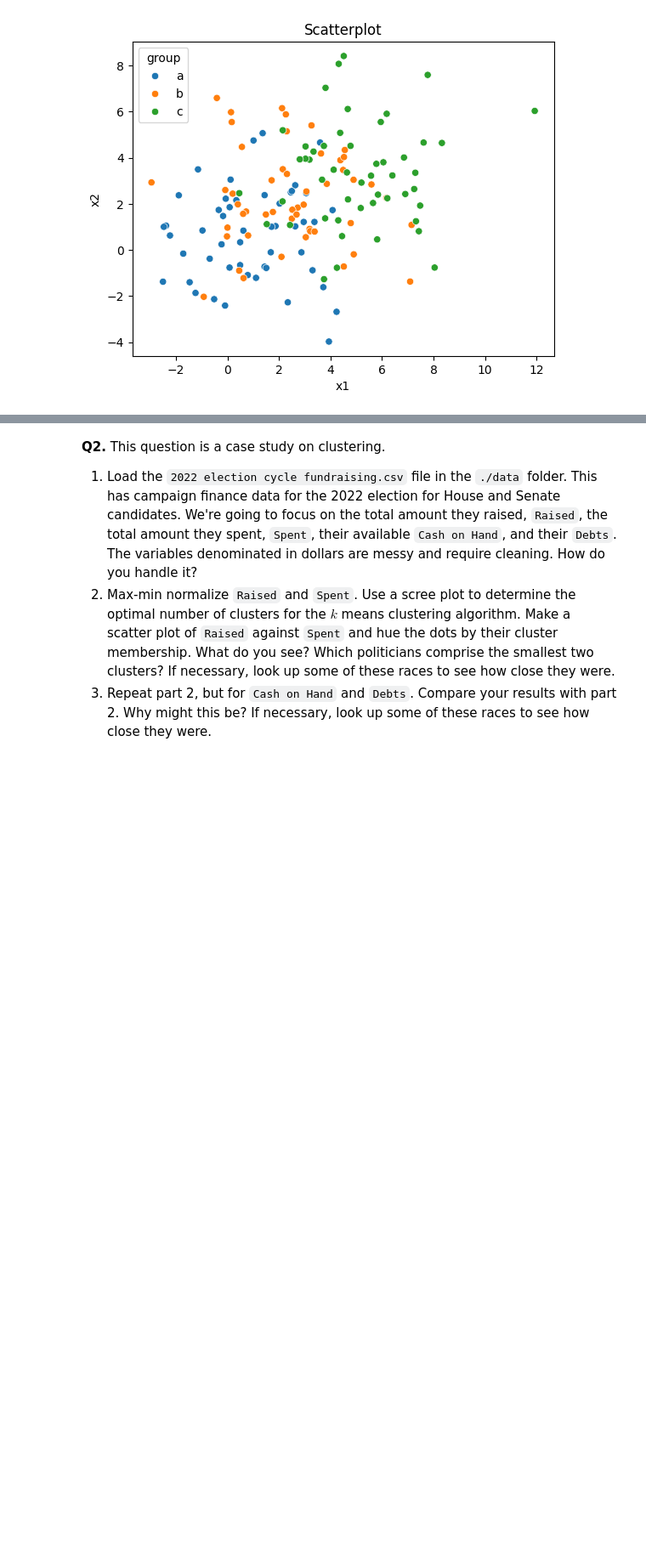
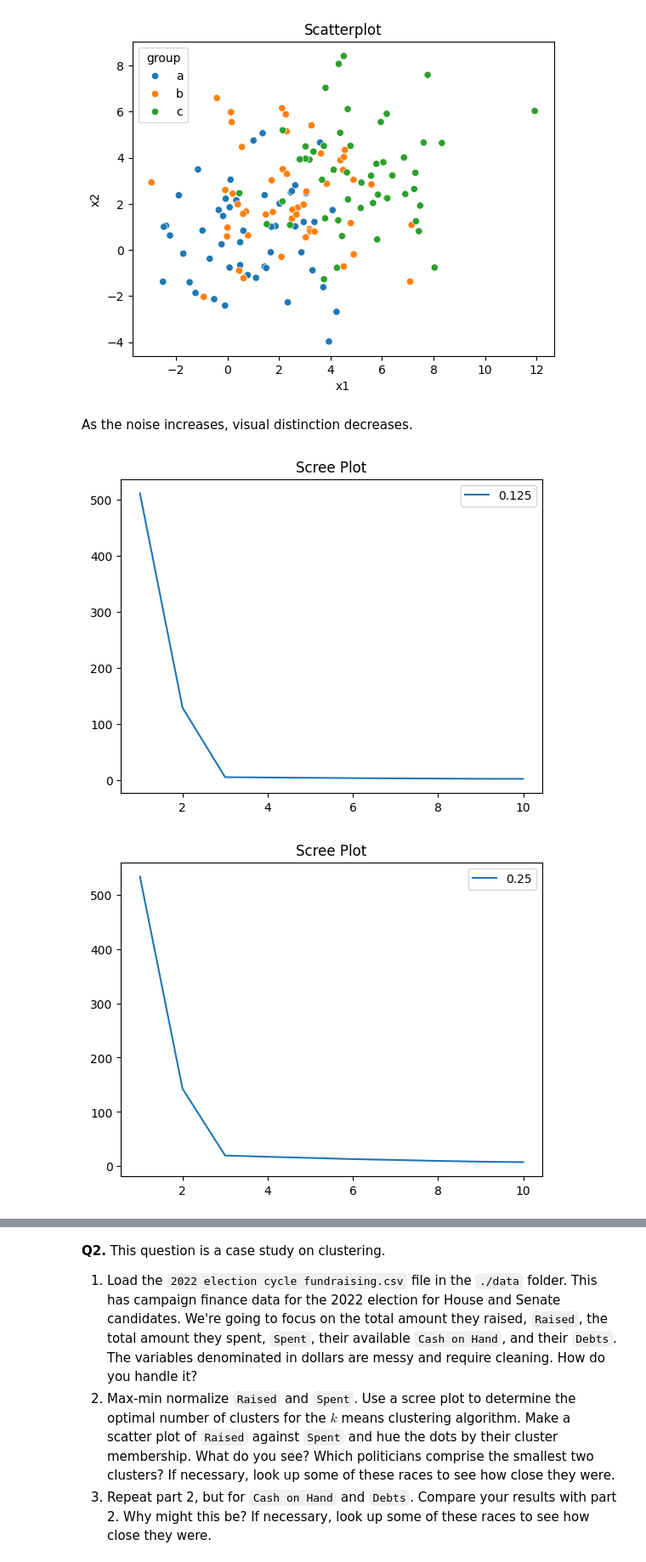
Before and after one commit to eaa3ug/clustering_assignment, a Jupyter notebook: assignment_clustering.ipynb, the cells around one changed output, grey strips where cells are left out. Shown at 85% size. Cells and saved outputs as stored; diff of their text form; code cells hidden in the pictures; blank space fills up the shorter version.

```diff
--- a/assignment_clustering.ipynb
+++ b/assignment_clustering.ipynb
@@ -74,3 +74,33 @@ for df in datasets:
 [figure]
 [figure]
 [figure]
+# %% [markdown]
+As the noise increases, visual distinction decreases.
+# %%
+import numpy as np
+from sklearn.cluster import KMeans
+
+datasets = [df0_125, df0_25, df0_5, df1_0, df2_0]
+noise = ["0.125", "0.25", "0.5", "1.0", "2.0"]
+
+k_bar = 10
+curves = {}
+ymax = 0.0
+
+for df, value in zip(datasets, noise):
+  X = df[["x1", "x2"]].to_numpy()
+  SSE = []
+  for k in range(k_bar):
+    model = KMeans(n_clusters=k+1, max_iter=300, n_init = 10, random_state=0)
+    model = model.fit(X)
+    SSE.append(model.inertia_)
+  curves[value] = SSE
+  ymax = max(ymax, max(SSE))
+
+for value in noise:
+  SSE = curves[value]
+  scree_plot = sns.lineplot(x=np.arange(1,k_bar+1), y=SSE, label=value).set_title('Scree Plot')
+  plt.show()
+# %% [output]
+[figure, added]
+[figure, added]
```
Also changed, not shown: parts of 2 cells of this notebook.
